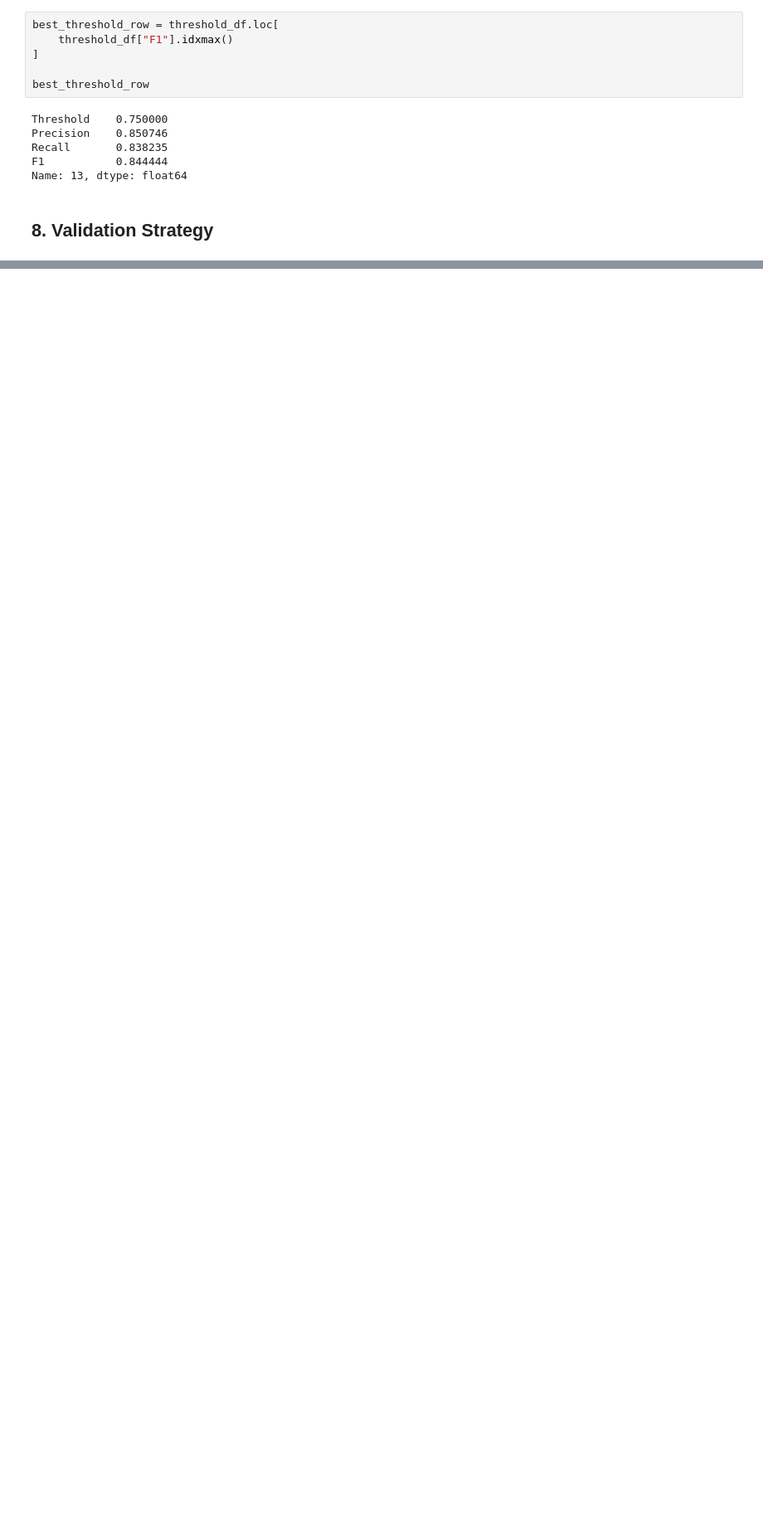
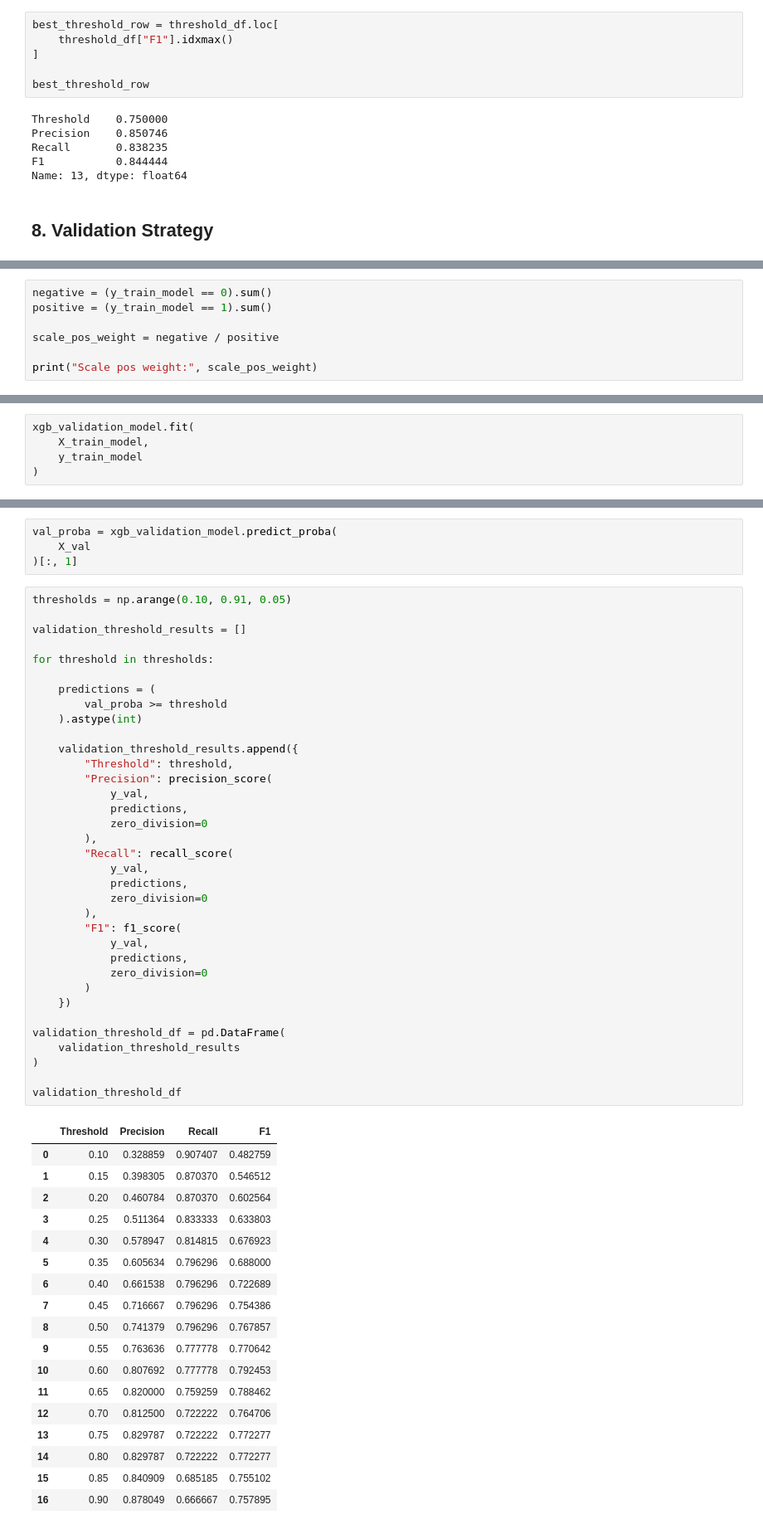
Before and after one commit to ankith0921/Industrial-predictive-maintenance, a Jupyter notebook: notebooks/01_dataset_exploration.ipynb, the cells around one changed output, grey strips where cells are left out. Shown at 83% size. Cells and saved outputs as stored; diff of their text form; blank space fills up the shorter version.

Commit message:
Completed till 8. Validation Strategy

```diff
--- a/notebooks/01_dataset_exploration.ipynb
+++ b/notebooks/01_dataset_exploration.ipynb
@@ -1176,0 +1216,7 @@ Name: 13, dtype: float64
+# %%
+negative = (y_train_model == 0).sum()
+positive = (y_train_model == 1).sum()
+
+scale_pos_weight = negative / positive
+
+print("Scale pos weight:", scale_pos_weight)
@@ -1176,0 +1246,5 @@ Name: 13, dtype: float64
+# %%
+xgb_validation_model.fit(
+    X_train_model,
+    y_train_model
+)
@@ -1176,0 +1269,58 @@ Name: 13, dtype: float64
+# %%
+val_proba = xgb_validation_model.predict_proba(
+    X_val
+)[:, 1]
+# %%
+thresholds = np.arange(0.10, 0.91, 0.05)
+
+validation_threshold_results = []
+
+for threshold in thresholds:
+
+    predictions = (
+        val_proba >= threshold
+    ).astype(int)
+
+    validation_threshold_results.append({
+        "Threshold": threshold,
+        "Precision": precision_score(
+            y_val,
+            predictions,
+            zero_division=0
+        ),
+        "Recall": recall_score(
+            y_val,
+            predictions,
+            zero_division=0
+        ),
+        "F1": f1_score(
+            y_val,
+            predictions,
+            zero_division=0
+        )
+    })
+
+validation_threshold_df = pd.DataFrame(
+    validation_threshold_results
+)
+
+validation_threshold_df
+# %% [output]
+|  | Threshold | Precision | Recall | F1 |
+| 0 | 0.10 | 0.328859 | 0.907407 | 0.482759 |
+| 1 | 0.15 | 0.398305 | 0.870370 | 0.546512 |
+| 2 | 0.20 | 0.460784 | 0.870370 | 0.602564 |
+| 3 | 0.25 | 0.511364 | 0.833333 | 0.633803 |
+| 4 | 0.30 | 0.578947 | 0.814815 | 0.676923 |
+| 5 | 0.35 | 0.605634 | 0.796296 | 0.688000 |
+| 6 | 0.40 | 0.661538 | 0.796296 | 0.722689 |
+| 7 | 0.45 | 0.716667 | 0.796296 | 0.754386 |
+| 8 | 0.50 | 0.741379 | 0.796296 | 0.767857 |
+| 9 | 0.55 | 0.763636 | 0.777778 | 0.770642 |
+| 10 | 0.60 | 0.807692 | 0.777778 | 0.792453 |
+| 11 | 0.65 | 0.820000 | 0.759259 | 0.788462 |
+| 12 | 0.70 | 0.812500 | 0.722222 | 0.764706 |
+| 13 | 0.75 | 0.829787 | 0.722222 | 0.772277 |
+| 14 | 0.80 | 0.829787 | 0.722222 | 0.772277 |
+| 15 | 0.85 | 0.840909 | 0.685185 | 0.755102 |
+| 16 | 0.90 | 0.878049 | 0.666667 | 0.757895 |
```
Also changed, not shown: parts of 9 cells of this notebook.
